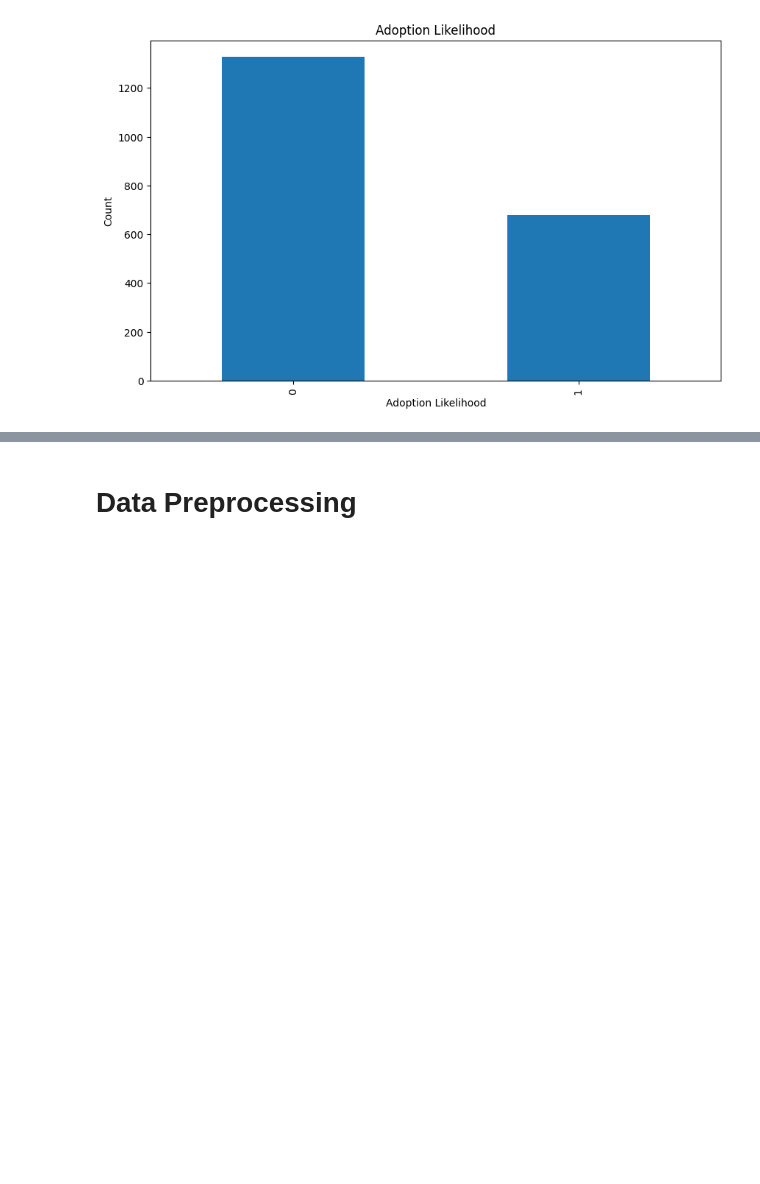
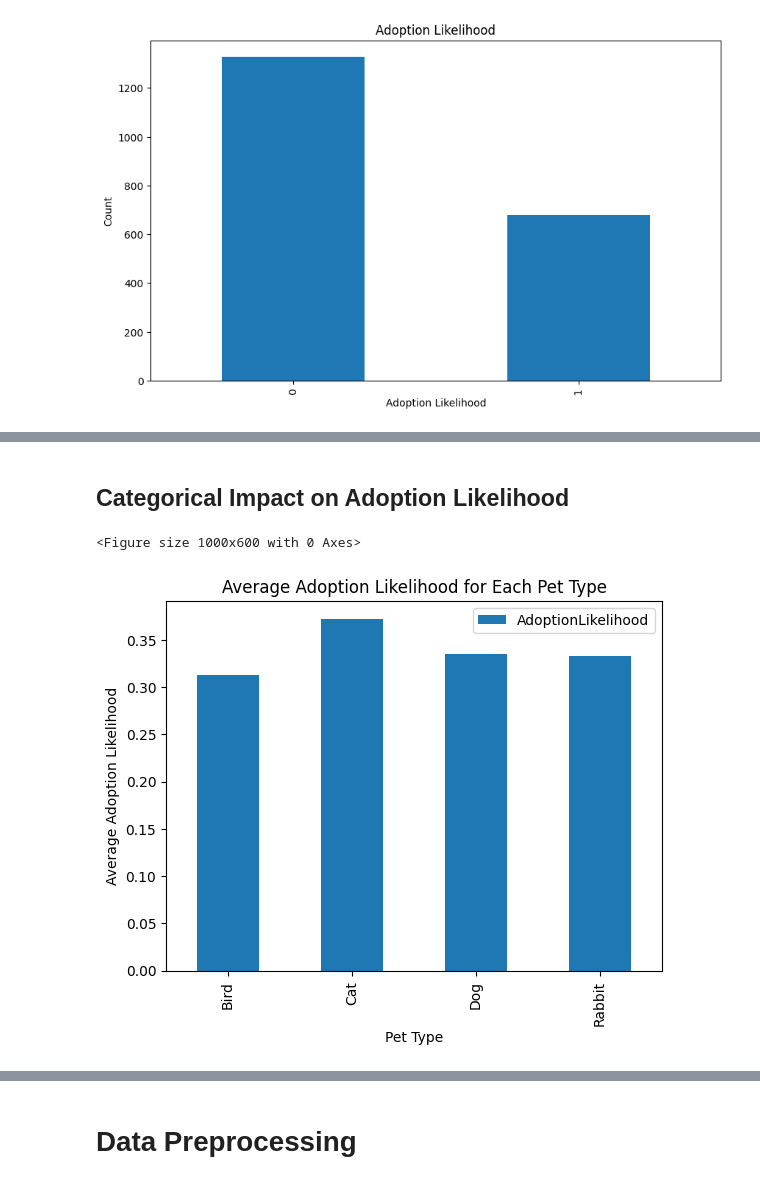
Before and after one commit to ibrahimssmalik/machine-learning-projects, a Jupyter notebook: Pet-Adoption-Prediction/adoption_prediction.ipynb, the cells around one changed output, grey strips where cells are left out. Saved outputs shown, nothing was run; the diff lists cells and outputs as text; code cells hidden in the pictures; blank space fills up the shorter version.

```diff
--- a/Pet-Adoption-Prediction/adoption_prediction.ipynb
+++ b/Pet-Adoption-Prediction/adoption_prediction.ipynb
@@ -115,0 +148,15 @@ plt.show()
+# %% [markdown]
+## Categorical Impact on Adoption Likelihood
+# %%
+# Average Adoption Likelihood for each Pet
+pet_likelihood = df.groupby('PetType').agg({'AdoptionLikelihood': 'mean'})
+
+plt.figure(figsize=(10, 6))
+pet_likelihood.plot(kind='bar')
+plt.title('Average Adoption Likelihood for Each Pet Type')
+plt.xlabel('Pet Type')
+plt.ylabel('Average Adoption Likelihood')
+plt.show()
+# %% [output]
+<Figure size 1000x600 with 0 Axes>
+[figure, added]
```
Also changed, not shown: parts of 8 cells of this notebook.
